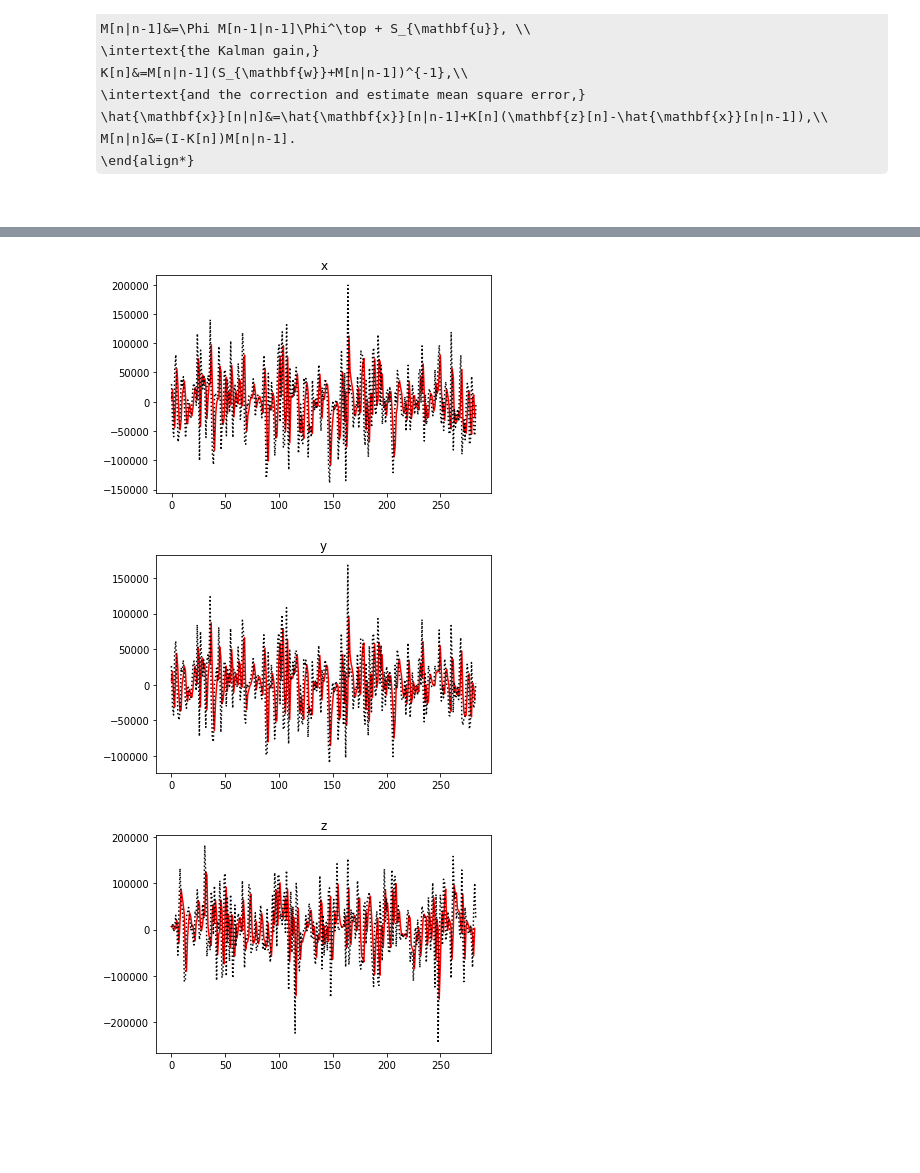
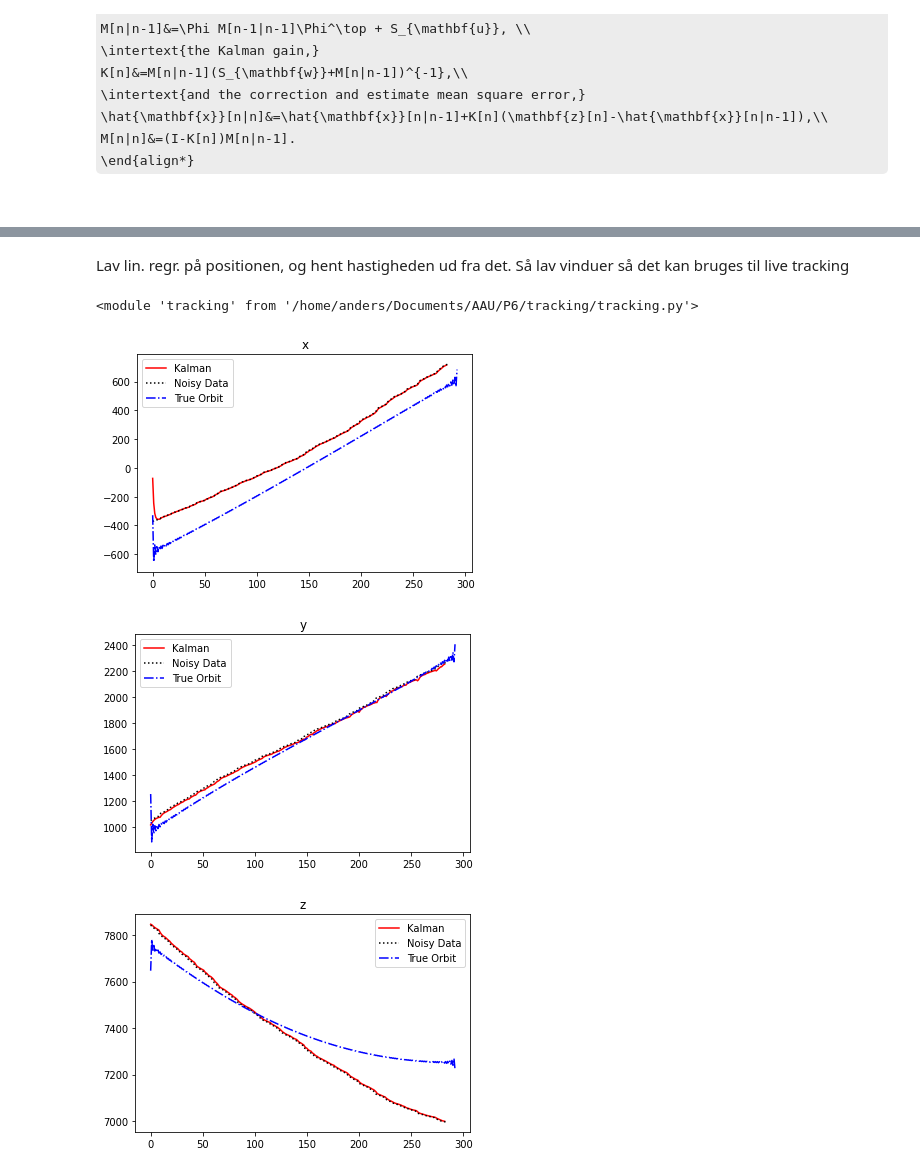
Before and after one commit to ahll19/P6, a Jupyter notebook: tracking/anders.ipynb, the cells around one changed output, grey strips where cells are left out. Drawn from its saved outputs; the diff is of its cells as text; code cells hidden in the pictures; some formulas as TeX source; blank space fills up the shorter version.

Commit message:
Polyfit i tracking.py

```diff
--- a/tracking/anders.ipynb
+++ b/tracking/anders.ipynb
@@ -23,11 +21,18 @@ BRUG DET [HER](http://www.holoborodko.com/pavel/numerical-methods/numerical-deri
+# %% [markdown]
+Lav lin. regr. på positionen, og hent hastigheden ud fra det. Så lav vinduer så det kan bruges til live tracking
 # %%
 import numpy as np
 import os, sys
 import matplotlib.pyplot as plt
+import importlib
+from scipy.signal import resample
 sys.path.insert(1, os.getcwd())
 import tracking as tr
+importlib.reload(tr)
+# %% [output]
+<module 'tracking' from '/home/anders/Documents/AAU/P6/tracking/tracking.py'>
 # %%
-velocity, distance, dt = tr.velocity_algo("truth2.txt")
+velocity, distance, dt = tr.velocity_algo("truth1.txt")
 x_state = np.concatenate((distance, velocity), axis=1)
 
 cov_w, cov_u = [np.eye(6)]*2
@@ -38,22 +43,32 @@ kf.run_sim(x_state)
 names, vals = kf.get_data()
 x, y, z = vals[0][:, 3], vals[0][:, 4], vals[0][:, 5]
 rx, ry, rz = velocity[:, 0], velocity[:, 1], velocity[:, 2]
+# %%
+__true_orbit = tr.velocity_algo("entireOrbit1.txt")
+true_orbit = np.hstack((__true_orbit[0], __true_orbit[1]))
+true_orbit = resample(true_orbit, len(x))
 # %%
 plt.title("x")
-plt.plot(x[10:], c='r')
-plt.plot(rx[10:], c='k', ls='dotted')
+plt.plot(x[10:], c='r', label="Kalman")
+plt.plot(rx[10:], c='k', ls='dotted', label="Noisy Data")
+plt.plot(true_orbit[:, 0], c='b', ls="-.", label="True Orbit")
+plt.legend()
 plt.show()
 
 plt.title("y")
-plt.plot(y[10:], c='r')
-plt.plot(ry[10:], c='k', ls='dotted')
+plt.plot(y[10:], c='r', label="Kalman")
+plt.plot(ry[10:], c='k', ls='dotted', label="Noisy Data")
+plt.plot(true_orbit[:, 1], c='b', ls="-.", label="True Orbit")
+plt.legend()
 plt.show()
 
 plt.title("z")
-plt.plot(z[10:], c='r')
-plt.plot(rz[10:], c='k', ls='dotted')
+plt.plot(z[10:], c='r', label="Kalman")
+plt.plot(rz[10:], c='k', ls='dotted', label="Noisy Data")
+plt.plot(true_orbit[:, 2], c='b', ls="-.", label="True Orbit")
+plt.legend()
 plt.show()
 # %% [output]
-[figure, old version]
+[figure, new version]
-[figure, old version]
+[figure, new version]
-[figure, old version]
+[figure, new version]
```
Also changed, not shown: parts of 2 cells of this notebook, 2 other files.
